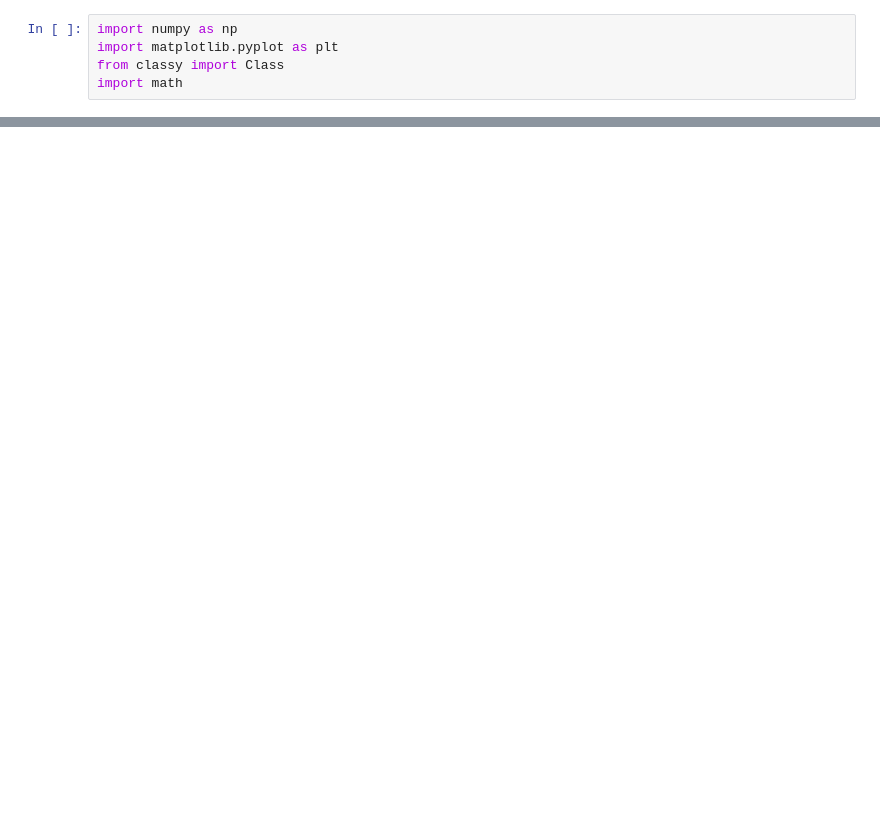
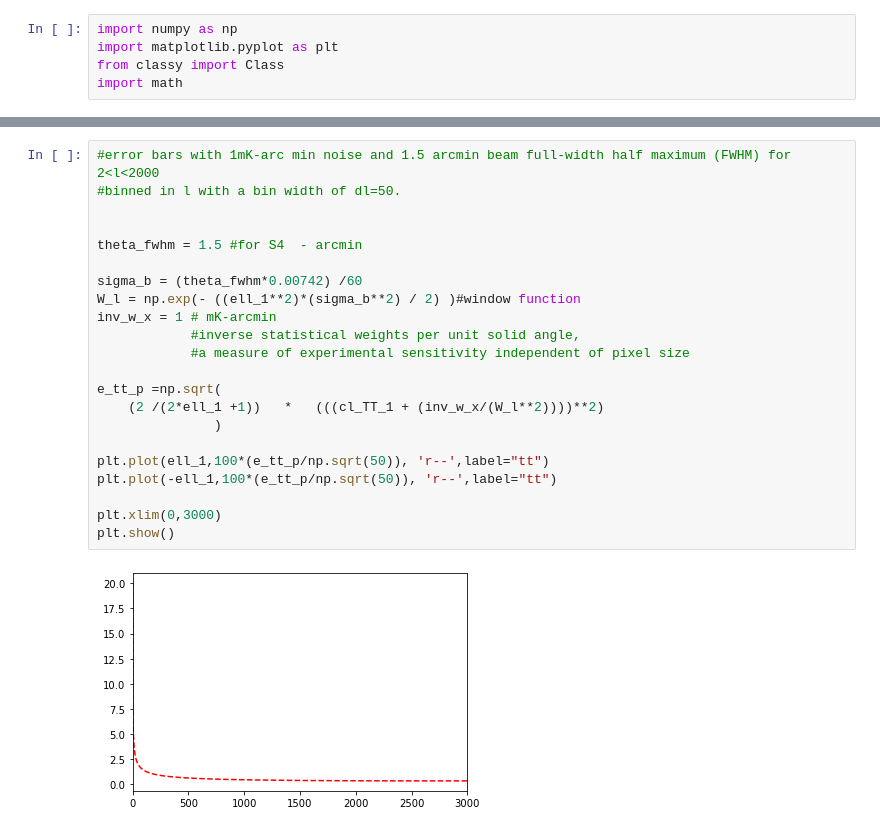
Before and after one commit to iej2106/fisher_dmb, a Jupyter notebook: residual_plots.ipynb, the cells around one changed output, grey strips where cells are left out. Drawn from its saved outputs; the diff is of its cells as text; blank space fills up the shorter version.

Commit message:
adding error

```diff
--- a/residual_plots.ipynb
+++ b/residual_plots.ipynb
@@ -77,0 +97,24 @@ plt.show()
+# %%
+#error bars with 1mK-arc min noise and 1.5 arcmin beam full-width half maximum (FWHM) for 2<l<2000
+#binned in l with a bin width of dl=50.
+
+
+theta_fwhm = 1.5 #for S4  - arcmin
+
+sigma_b = (theta_fwhm*0.00742) /60
+W_l = np.exp(- ((ell_1**2)*(sigma_b**2) / 2) )#window function
+inv_w_x = 1 # mK-arcmin
+            #inverse statistical weights per unit solid angle,
+            #a measure of experimental sensitivity independent of pixel size
+
+e_tt_p =np.sqrt(
+    (2 /(2*ell_1 +1))   *   (((cl_TT_1 + (inv_w_x/(W_l**2))))**2)
+               )
+
+plt.plot(ell_1,100*(e_tt_p/np.sqrt(50)), 'r--',label="tt")
+plt.plot(-ell_1,100*(e_tt_p/np.sqrt(50)), 'r--',label="tt")
+
+plt.xlim(0,3000)
+plt.show()
+# %% [output]
+[figure, added]
```
Also changed, not shown: parts of 14 cells of this notebook.
